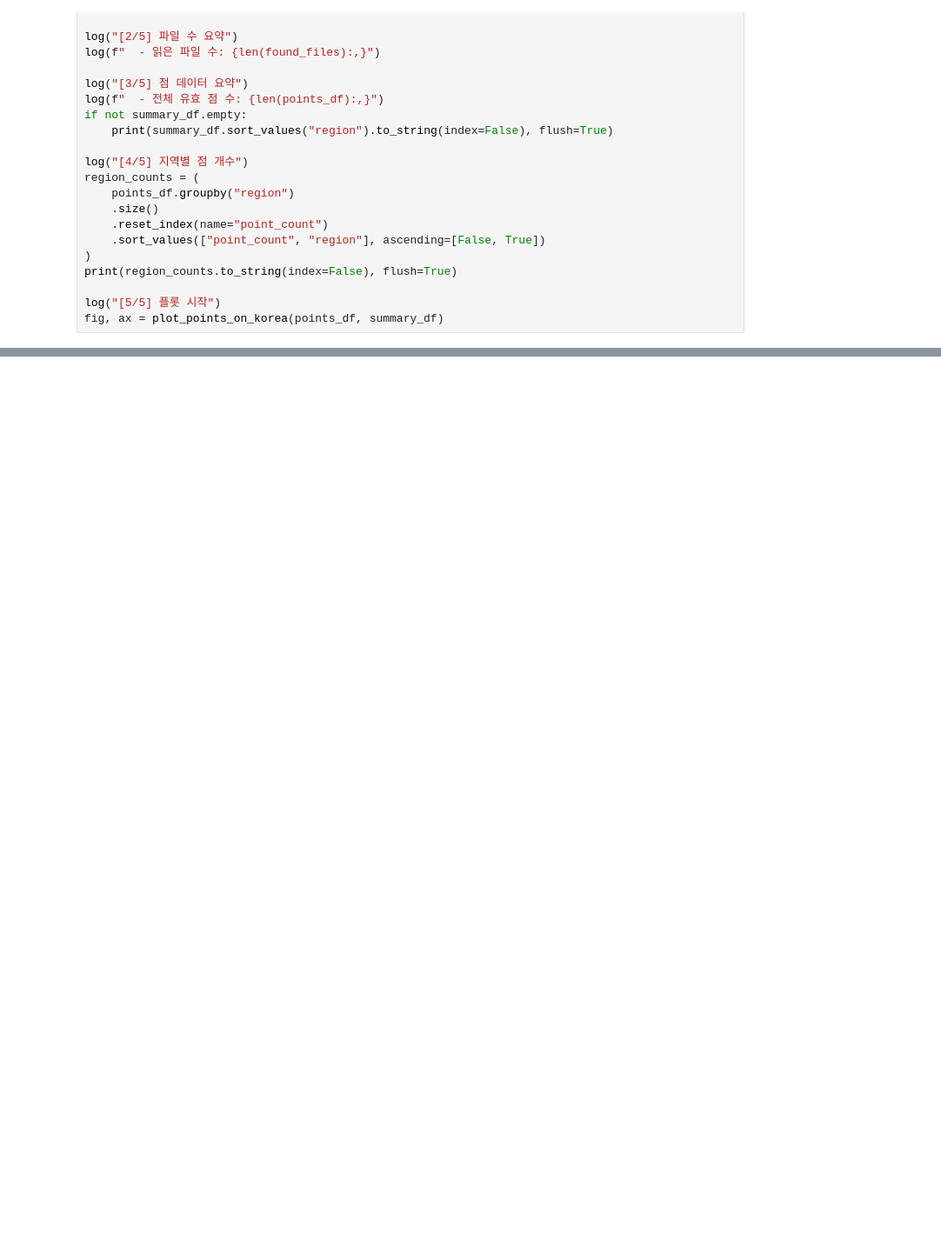
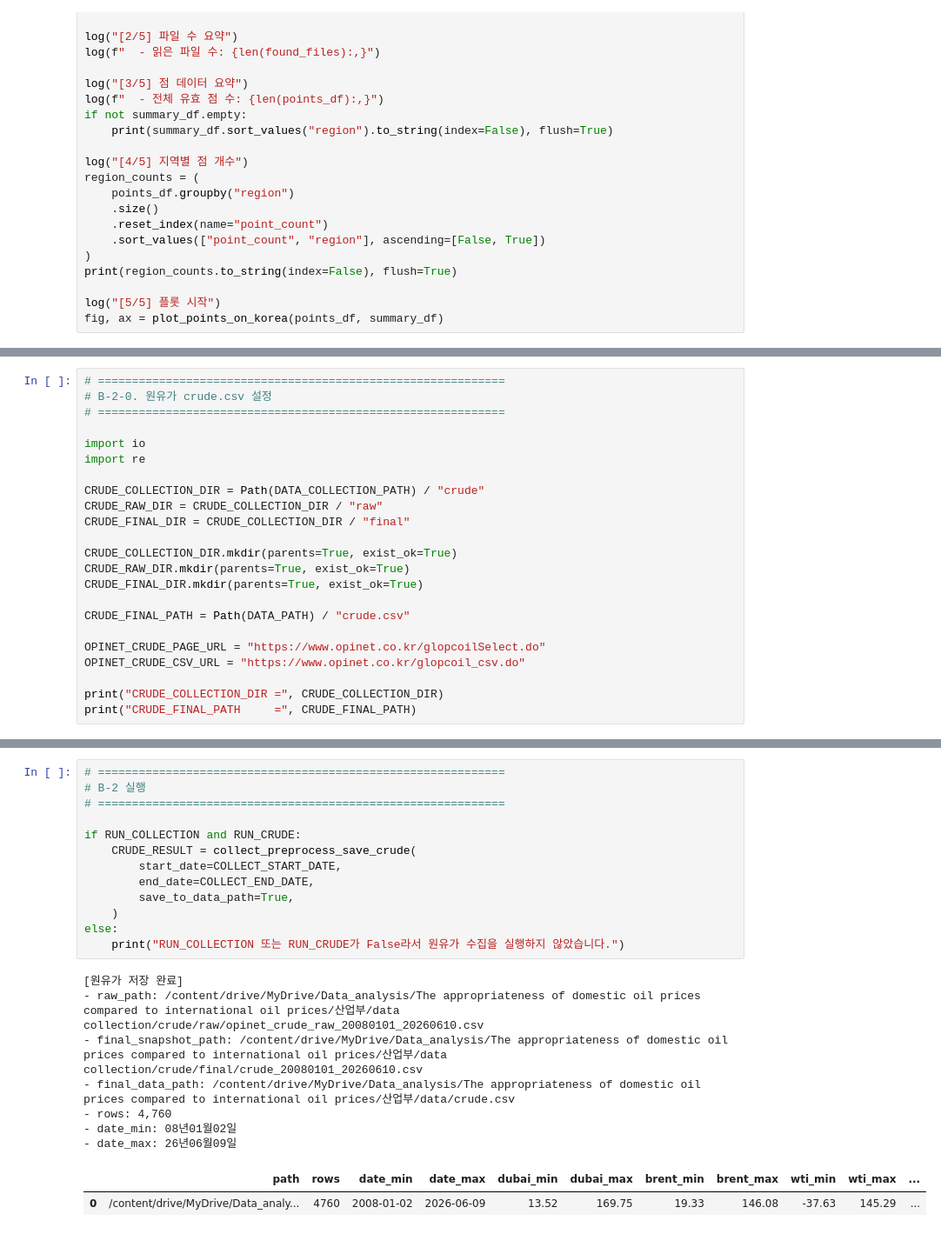
Before and after one commit to BrightAsh/k-fuel-fair-price, a Jupyter notebook: analysis-modeling/06_external_data_collection/06_external_data_collection.ipynb, the cells around one changed output, grey strips where cells are left out. Shown at 87% size. Saved outputs shown, nothing was run; the diff lists cells and outputs as text; blank space fills up the shorter version.

Commit message:
Update external collection notebook and add land price WFS script

```diff
--- a/analysis-modeling/06_external_data_collection/06_external_data_collection.ipynb
+++ b/analysis-modeling/06_external_data_collection/06_external_data_collection.ipynb
@@ -3958,0 +4432,23 @@ fig, ax = plot_points_on_korea(points_df, summary_df)
+# %%
+# ============================================================
+# B-2-0. 원유가 crude.csv 설정
+# ============================================================
+
+import io
+import re
+
+CRUDE_COLLECTION_DIR = Path(DATA_COLLECTION_PATH) / "crude"
+CRUDE_RAW_DIR = CRUDE_COLLECTION_DIR / "raw"
+CRUDE_FINAL_DIR = CRUDE_COLLECTION_DIR / "final"
+
+CRUDE_COLLECTION_DIR.mkdir(parents=True, exist_ok=True)
+CRUDE_RAW_DIR.mkdir(parents=True, exist_ok=True)
+CRUDE_FINAL_DIR.mkdir(parents=True, exist_ok=True)
+
+CRUDE_FINAL_PATH = Path(DATA_PATH) / "crude.csv"
+
+OPINET_CRUDE_PAGE_URL = "https://www.opinet.co.kr/glopcoilSelect.do"
+OPINET_CRUDE_CSV_URL = "https://www.opinet.co.kr/glopcoil_csv.do"
+
+print("CRUDE_COLLECTION_DIR =", CRUDE_COLLECTION_DIR)
+print("CRUDE_FINAL_PATH     =", CRUDE_FINAL_PATH)
@@ -3958,0 +4712,23 @@ fig, ax = plot_points_on_korea(points_df, summary_df)
+# %%
+# ============================================================
+# B-2 실행
+# ============================================================
+
+if RUN_COLLECTION and RUN_CRUDE:
+    CRUDE_RESULT = collect_preprocess_save_crude(
+        start_date=COLLECT_START_DATE,
+        end_date=COLLECT_END_DATE,
+        save_to_data_path=True,
+    )
+else:
+    print("RUN_COLLECTION 또는 RUN_CRUDE가 False라서 원유가 수집을 실행하지 않았습니다.")
+# %% [output]
+[원유가 저장 완료]
+- raw_path: /content/drive/MyDrive/Data_analysis/The appropriateness of domestic oil prices compared to international oil prices/산업부/data collection/crude/raw/opinet_crude_raw_20080101_20260610.csv
+- final_snapshot_path: /content/drive/MyDrive/Data_analysis/The appropriateness of domestic oil prices compared to international oil prices/산업부/data collection/crude/final/crude_20080101_20260610.csv
+- final_data_path: /content/drive/MyDrive/Data_analysis/The appropriateness of domestic oil prices compared to international oil prices/산업부/data/crude.csv
+- rows: 4,760
+- date_min: 08년01월02일
+- date_max: 26년06월09일
+|  | path | rows | date_min | date_max | dubai_min | dubai_max | brent_min | brent_max | wti_min | wti_max | ... |
+| 0 | /content/drive/MyDrive/Data_analy... | 4760 | 2008-01-02 | 2026-06-09 | 13.52 | 169.75 | 19.33 | 146.08 | -37.63 | 145.29 | ... |
```
Also changed, not shown: parts of 68 cells of this notebook, 2 other files.
